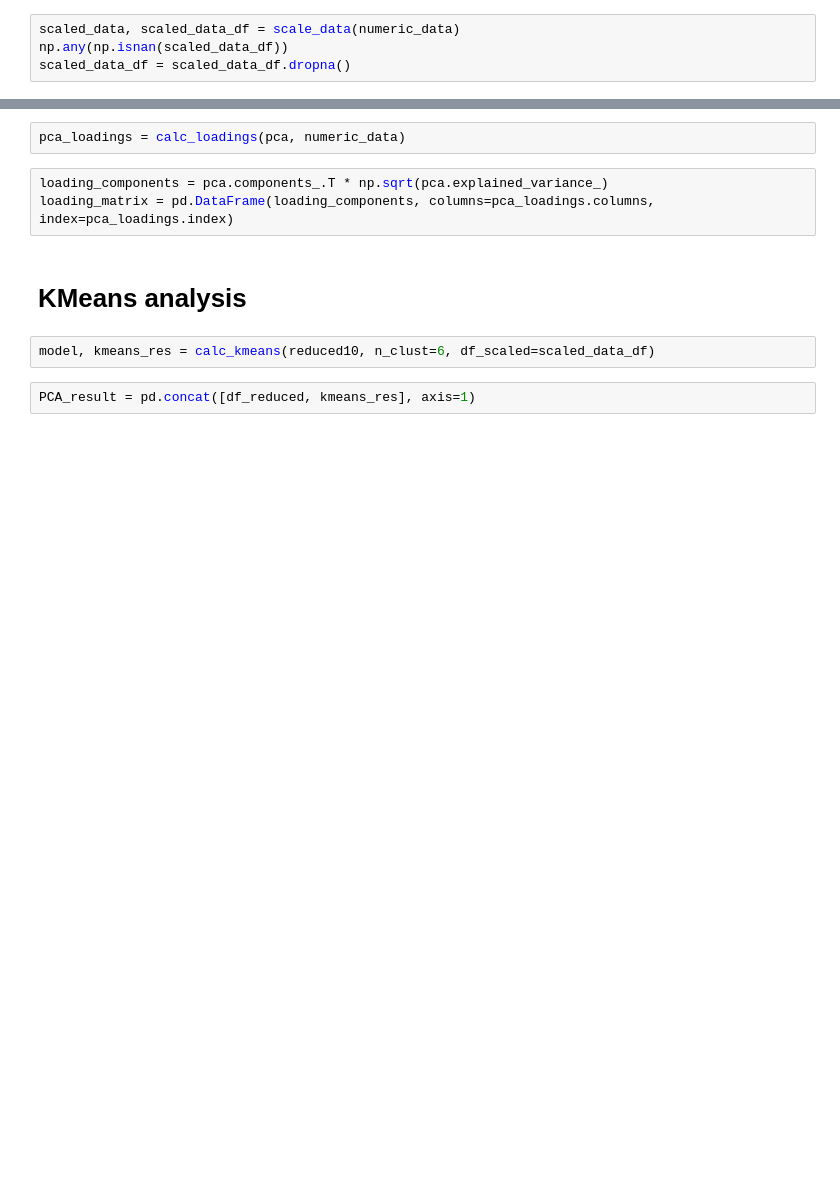
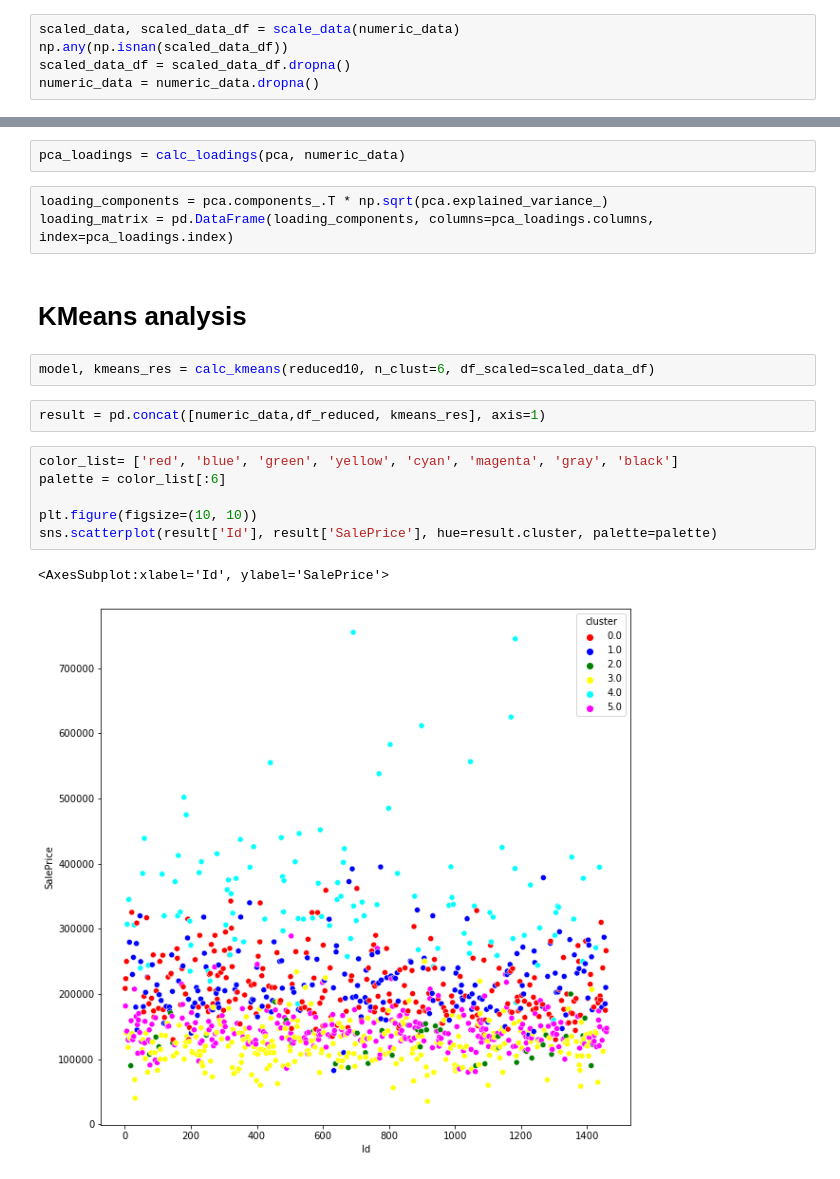
Before and after one commit to Shalmalee15/Big-Data-Pipeline-for-Real-Time-Data-Processing, a Jupyter notebook: house-prices-advanced-regression-techniques (2)/housing_price_pred.ipynb, the cells around one changed output, grey strips where cells are left out. Saved outputs shown, nothing was run; the diff lists cells and outputs as text; blank space fills up the shorter version.

```diff
--- a/house-prices-advanced-regression-techniques (2)/housing_price_pred.ipynb
+++ b/house-prices-advanced-regression-techniques (2)/housing_price_pred.ipynb
@@ -25,4 +54,5 @@ print("numeric variables:",numeric_data.shape[1],"categorical variables:", categ
 scaled_data, scaled_data_df = scale_data(numeric_data)
 np.any(np.isnan(scaled_data_df))
 scaled_data_df = scaled_data_df.dropna()
+numeric_data = numeric_data.dropna()
 # %% [markdown]
@@ -43,4 +75,13 @@ loading_matrix = pd.DataFrame(loading_components, columns=pca_loadings.columns,
 # %%
 model, kmeans_res = calc_kmeans(reduced10, n_clust=6, df_scaled=scaled_data_df)
 # %%
-PCA_result = pd.concat([df_reduced, kmeans_res], axis=1)
+result = pd.concat([numeric_data,df_reduced, kmeans_res], axis=1)
+# %%
+color_list= ['red', 'blue', 'green', 'yellow', 'cyan', 'magenta', 'gray', 'black']
+palette = color_list[:6]
+
+plt.figure(figsize=(10, 10))
+sns.scatterplot(result['Id'], result['SalePrice'], hue=result.cluster, palette=palette)
+# %% [output]
+<AxesSubplot:xlabel='Id', ylabel='SalePrice'>
+[figure, added]
```
Also changed, not shown: parts of 8 cells of this notebook.
